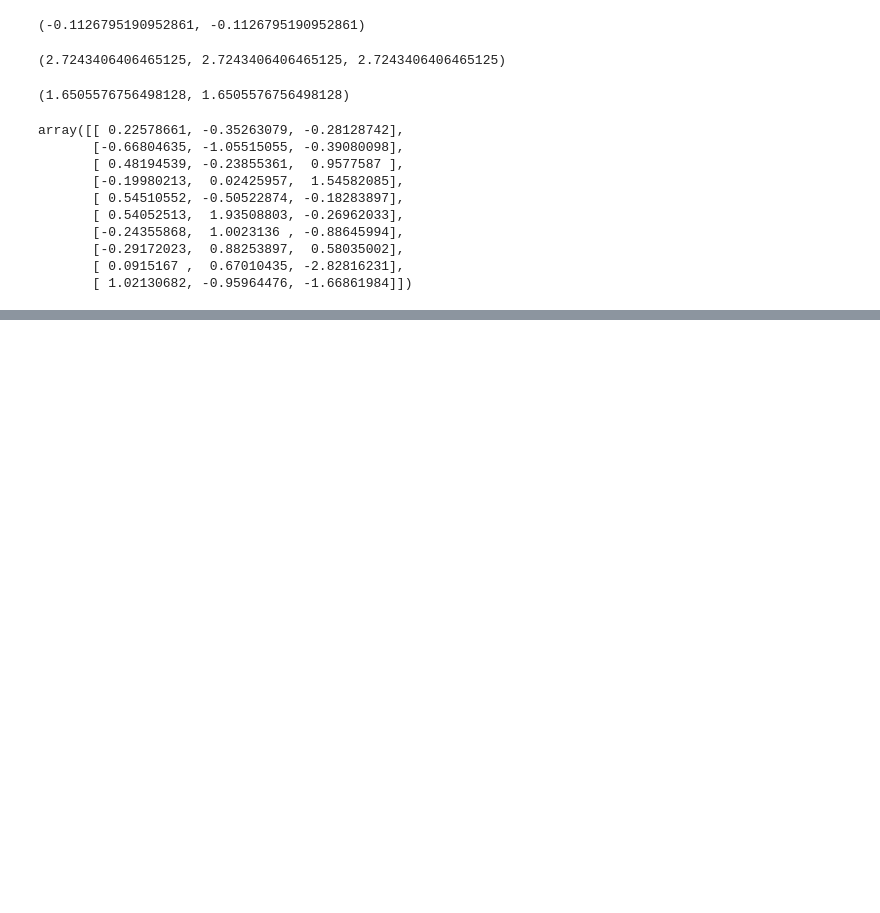
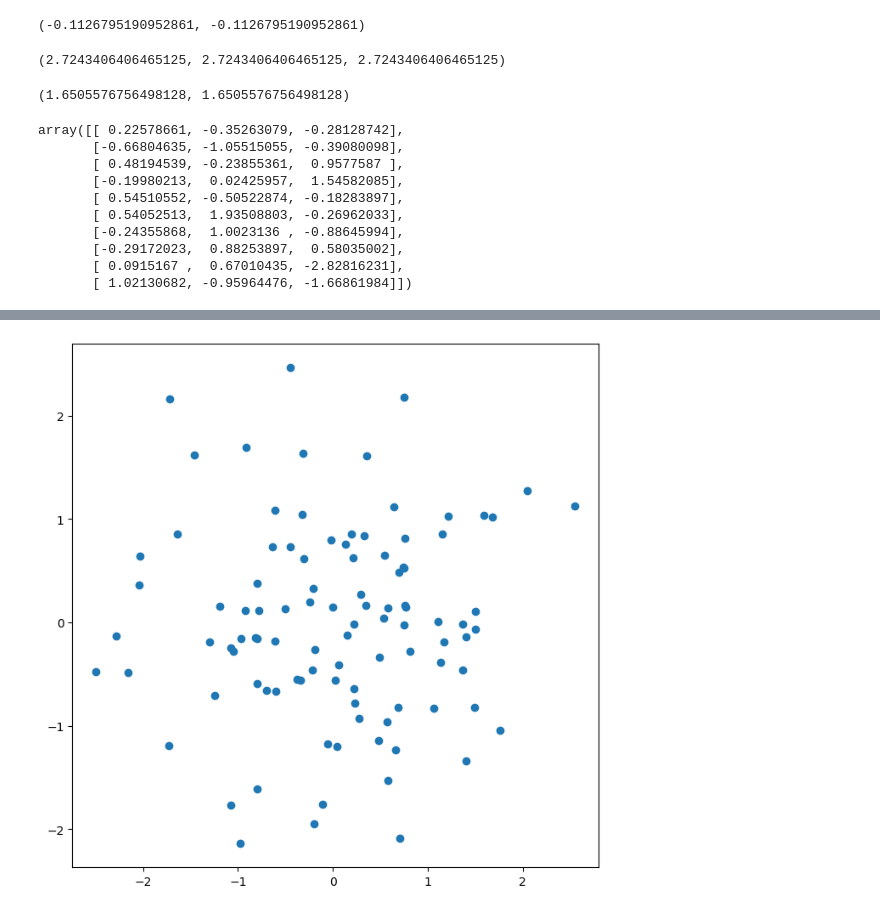
Before and after one commit to kervis008/Data_Mining, a Jupyter notebook: Data_Mining.ipynb, the cells around one changed output, grey strips where cells are left out. Drawn from its saved outputs; the diff is of its cells as text; code cells hidden in the pictures; blank space fills up the shorter version.

```diff
--- a/Data_Mining.ipynb
+++ b/Data_Mining.ipynb
@@ -209,0 +234,5 @@ array([[ 0.22578661, -0.35263079, -0.28128742],
+# %%
+fig, ax = subplots(figsize=(8, 8))
+ax.scatter(x, y, marker='o');
+# %% [output]
+[figure, added]
```
Also changed, not shown: parts of 39 cells of this notebook.
